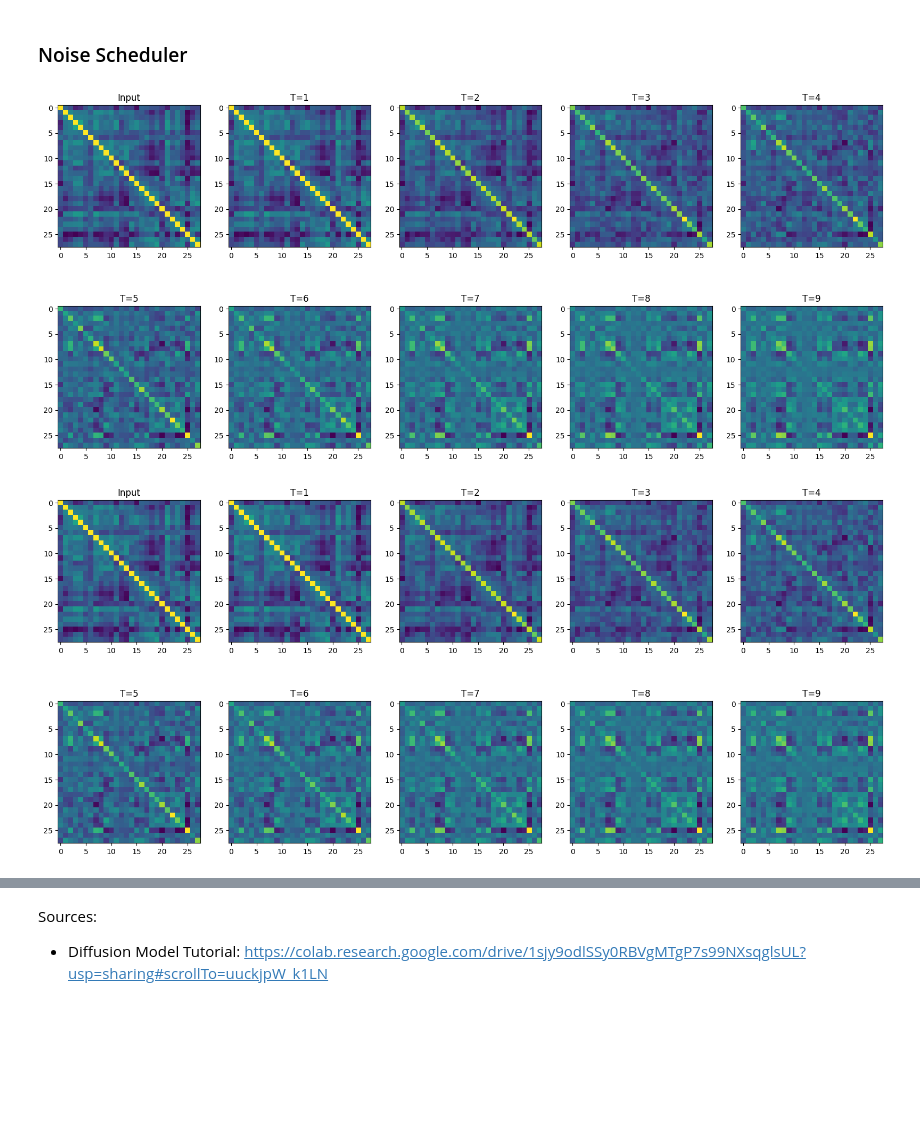
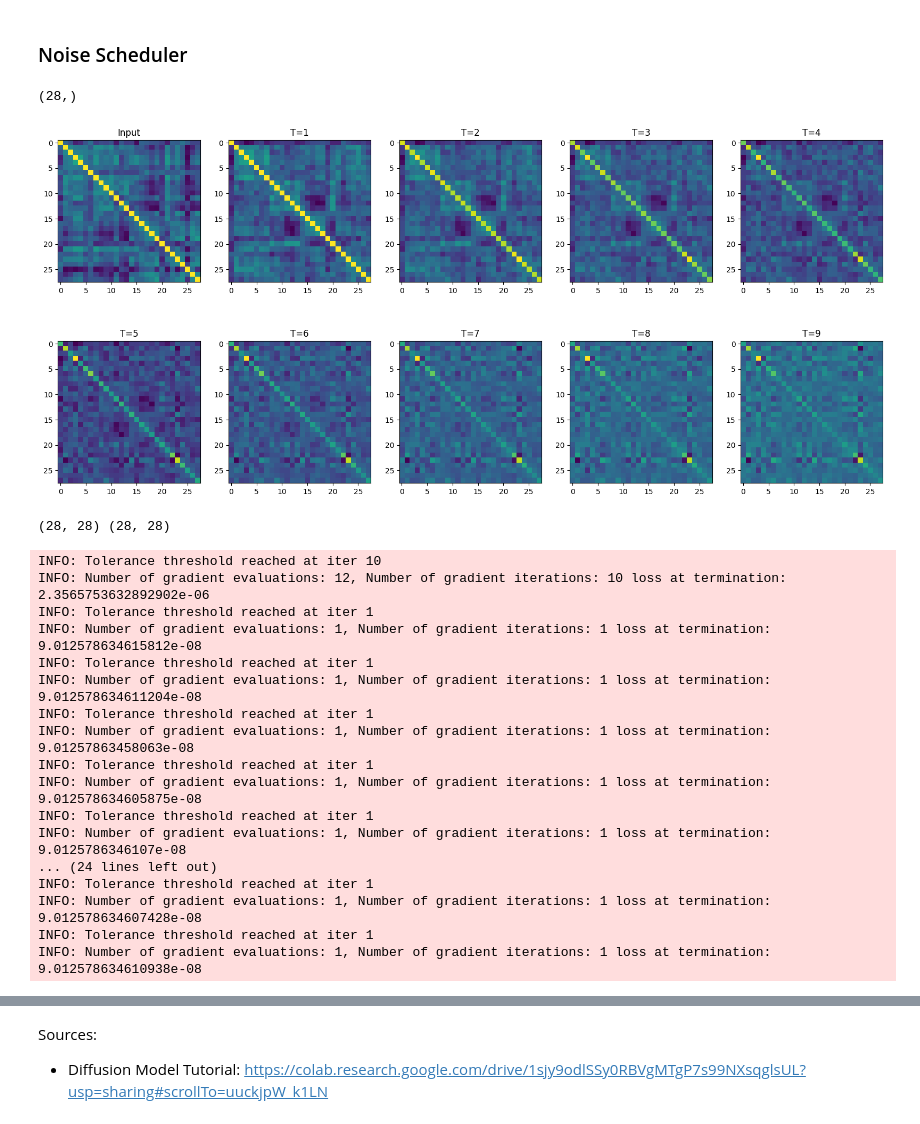
Before and after one commit to mariannearriola/dd-brain-shapes, a Jupyter notebook: shape_project.ipynb, the cells around one changed output, grey strips where cells are left out. Cells and saved outputs as stored; diff of their text form; code cells hidden in the pictures; blank space fills up the shorter version.

```diff
--- a/shape_project.ipynb
+++ b/shape_project.ipynb
@@ -81,26 +82,27 @@ healthy_spd = spd.projection(healthy)
 ### Noise Scheduler
 # %%
 ## Example forward diffusion process
-def forward_diffusion_sample(x_0, t, device="cpu"):
+def forward_diffusion_sample(x_0, t, noise_level=0.4, device="cpu"):
     """
     Takes an image and a timestep as input and
     returns the noisy version of it
     """
-    noisy_tangent_vec = np.random.standard_normal(x_0.shape)*.5
+    noisy_tangent_vec = np.random.standard_normal(x_0.shape)*noise_level
     noisy_geodesic = spd.metric.geodesic(initial_tangent_vec=noisy_tangent_vec, initial_point=x_0)
 
     # sample noisy samples along geodesic
     noisy_samples = noisy_geodesic(np.linspace(0.0, 1.0, t))
 
     # noisy_sample = input_sample @ x ; solve for denoising x
     denoising_mats = denoise_mats(x_0,noisy_samples)
     return noisy_samples,denoising_mats
 
-noisy_mats,denoising_mats = forward_diffusion_sample(healthy_spd[0], 9)
+noisy_mats,denoising_mats = forward_diffusion_sample(healthy_spd[20], 9)
 plot_mats(healthy_spd[0],noisy_mats,5)
+denoising_mats.shape[-1:]
 # %% [output]
+(28,)
-[figure, old version]
+[figure, new version]
-[figure, removed]
 # %%
 ## Collect training/testing samples
 
@@ -117,15 +120,45 @@ for ind,sample in enumerate(healthy_spd[:20]):
     elif ind < 20:
         y_tests.append(sample)
 # %%
-gr = GeodesicRegression(
-    space=gl, metric=gl.metric,
-    center_X=False, method="riemannian", initialization="warm_start")
+gr = DenoisingGeodesic(
+    space=gl, metric=gl.metric, verbose = True,
+    center_X=False, method="riemannian", initialization="warm_start",max_iter=100, tol=1e-5, init_step_size=1e-3)
 
-gr.intercept_ = y_trains[0][0]  # theta0
-gr.coef_ = gl.metric.log(y_trains[0][-1], y_trains[0][0]) # theta1
+gr.intercept_ = y_trains[0][-1]  # theta0
+'''
+for m in range(0,T-1):
+    if m == 0:
+        logs = unsqueeze(gl.metric.log(y_trains[0][m+1], y_trains[0][m]))
+    else:
+        logs = gs.concatenate((logs,unsqueeze(gl.metric.log(y_trains[0][-2], y_trains[0][-1]))))
+'''
+gr.coef_ = gl.metric.log(y_trains[0][-1], y_trains[0][-2]) # theta1
+print(gr.intercept_.shape,gr.coef_.shape)
+# %% [output]
+(28, 28) (28, 28)
 # %%
 ## Train model
-for y_train in y_trains:
-    x_train = np.linspace(1, T, T)
-    x_train = np.squeeze(x_train)
-    gr.fit(x_train,y_train)
+x_train = np.linspace(0, T, T)
+x_train = np.squeeze(x_train)
+for ind,y_train in enumerate(y_trains):
+    gr.fit(x_train,y_train,y_cleans)
+    #gr.intercept_ = y_train[0]
+    #gr.coef_ = gl.metric.log(y_train[-2], y_train[-1])
+# %% [output]
+INFO: Tolerance threshold reached at iter 10
+INFO: Number of gradient evaluations: 12, Number of gradient iterations: 10 loss at termination: 2.3565753632892902e-06
+INFO: Tolerance threshold reached at iter 1
+INFO: Number of gradient evaluations: 1, Number of gradient iterations: 1 loss at termination: 9.012578634615812e-08
+INFO: Tolerance threshold reached at iter 1
+INFO: Number of gradient evaluations: 1, Number of gradient iterations: 1 loss at termination: 9.012578634611204e-08
+INFO: Tolerance threshold reached at iter 1
+INFO: Number of gradient evaluations: 1, Number of gradient iterations: 1 loss at termination: 9.01257863458063e-08
+INFO: Tolerance threshold reached at iter 1
+INFO: Number of gradient evaluations: 1, Number of gradient iterations: 1 loss at termination: 9.012578634605875e-08
+INFO: Tolerance threshold reached at iter 1
+INFO: Number of gradient evaluations: 1, Number of gradient iterations: 1 loss at termination: 9.0125786346107e-08
+... (24 lines left out)
+INFO: Tolerance threshold reached at iter 1
+INFO: Number of gradient evaluations: 1, Number of gradient iterations: 1 loss at termination: 9.012578634607428e-08
+INFO: Tolerance threshold reached at iter 1
+INFO: Number of gradient evaluations: 1, Number of gradient iterations: 1 loss at termination: 9.012578634610938e-08
```
Also changed, not shown: parts of 9 cells of this notebook, 2 other files.
